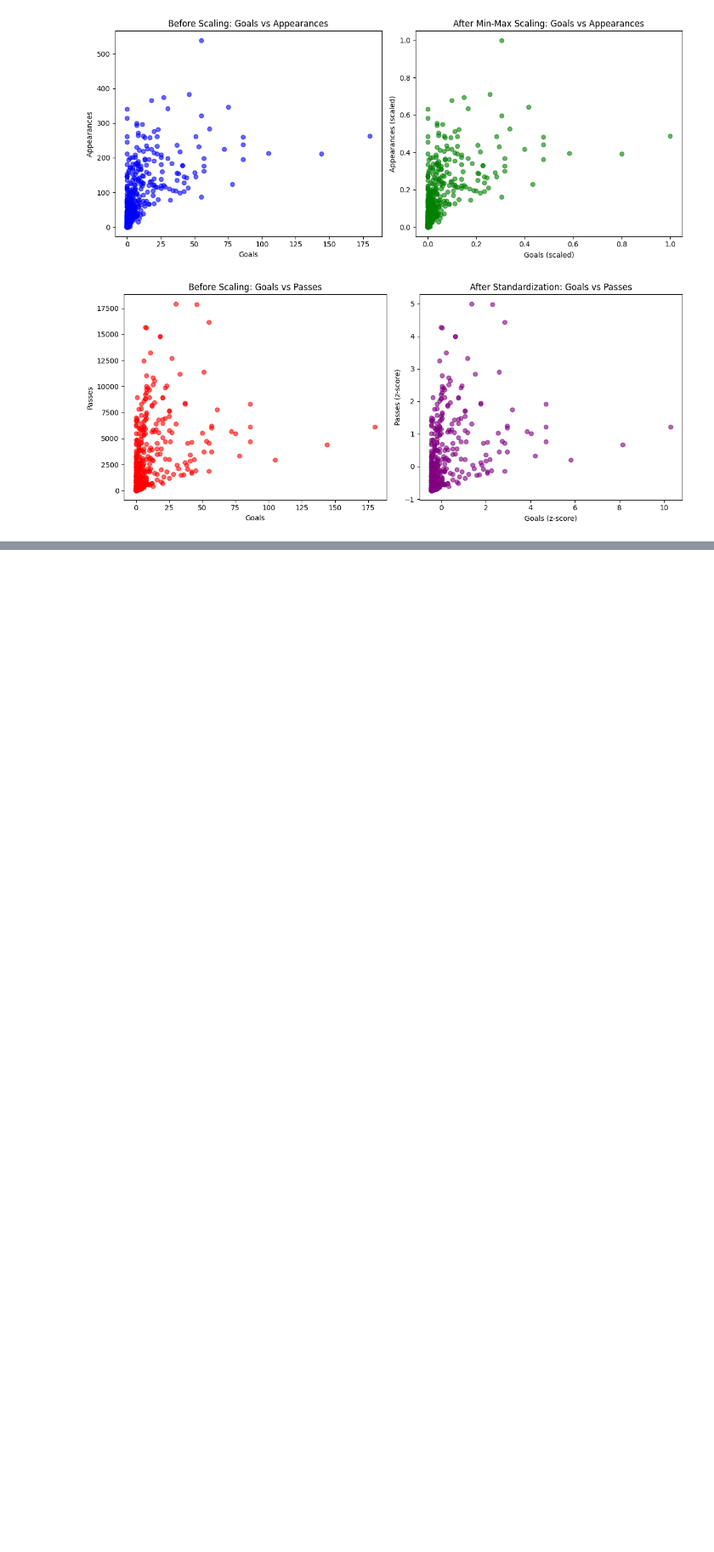
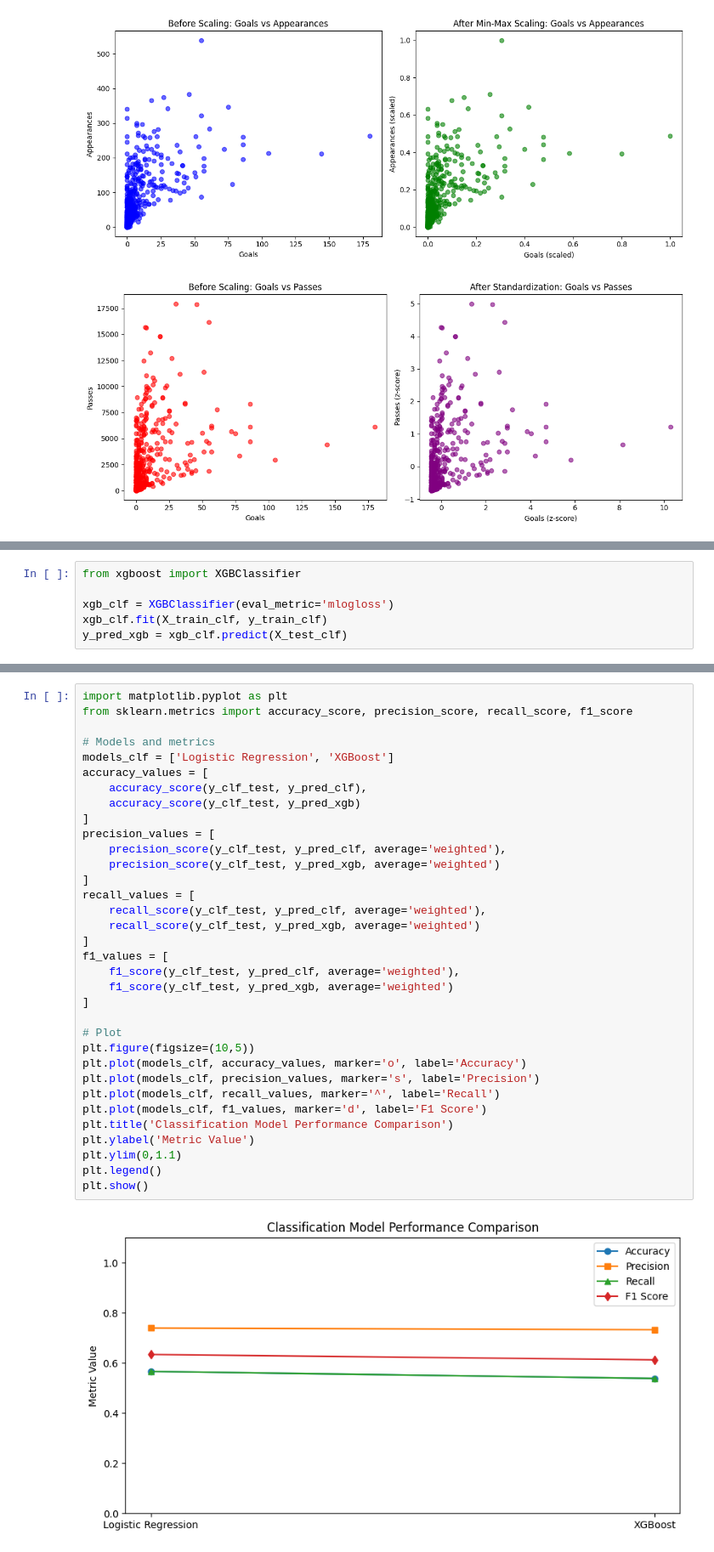
Before and after one commit to springboardmentor1979b-cmyk/ScoreSight---Predicting-EPL-Points-Tally-Top-Scorer, a Jupyter notebook: HitanshuEPLPrediction.ipynb, the cells around one changed output, grey strips where cells are left out. Shown at 85% size. Cells and saved outputs as stored; diff of their text form; blank space fills up the shorter version.

```diff
--- a/HitanshuEPLPrediction.ipynb
+++ b/HitanshuEPLPrediction.ipynb
@@ -512,0 +659,6 @@ Min-Max Scaled values (first 5 rows):
+# %%
+from xgboost import XGBClassifier
+
+xgb_clf = XGBClassifier(eval_metric='mlogloss')
+xgb_clf.fit(X_train_clf, y_train_clf)
+y_pred_xgb = xgb_clf.predict(X_test_clf)
@@ -512,0 +747,36 @@ Min-Max Scaled values (first 5 rows):
+# %%
+import matplotlib.pyplot as plt
+from sklearn.metrics import accuracy_score, precision_score, recall_score, f1_score
+
+# Models and metrics
+models_clf = ['Logistic Regression', 'XGBoost']
+accuracy_values = [
+    accuracy_score(y_clf_test, y_pred_clf),
+    accuracy_score(y_clf_test, y_pred_xgb)
+]
+precision_values = [
+    precision_score(y_clf_test, y_pred_clf, average='weighted'),
+    precision_score(y_clf_test, y_pred_xgb, average='weighted')
+]
+recall_values = [
+    recall_score(y_clf_test, y_pred_clf, average='weighted'),
+    recall_score(y_clf_test, y_pred_xgb, average='weighted')
+]
+f1_values = [
+    f1_score(y_clf_test, y_pred_clf, average='weighted'),
+    f1_score(y_clf_test, y_pred_xgb, average='weighted')
+]
+
+# Plot
+plt.figure(figsize=(10,5))
+plt.plot(models_clf, accuracy_values, marker='o', label='Accuracy')
+plt.plot(models_clf, precision_values, marker='s', label='Precision')
+plt.plot(models_clf, recall_values, marker='^', label='Recall')
+plt.plot(models_clf, f1_values, marker='d', label='F1 Score')
+plt.title('Classification Model Performance Comparison')
+plt.ylabel('Metric Value')
+plt.ylim(0,1.1)
+plt.legend()
+plt.show()
+# %% [output]
+[figure, added]
```
Also changed, not shown: parts of 22 cells of this notebook.
